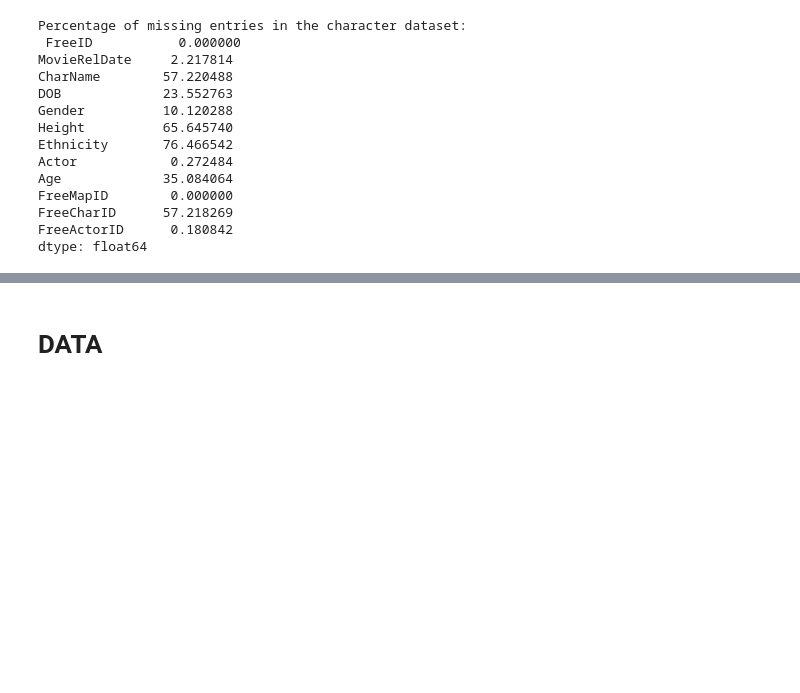
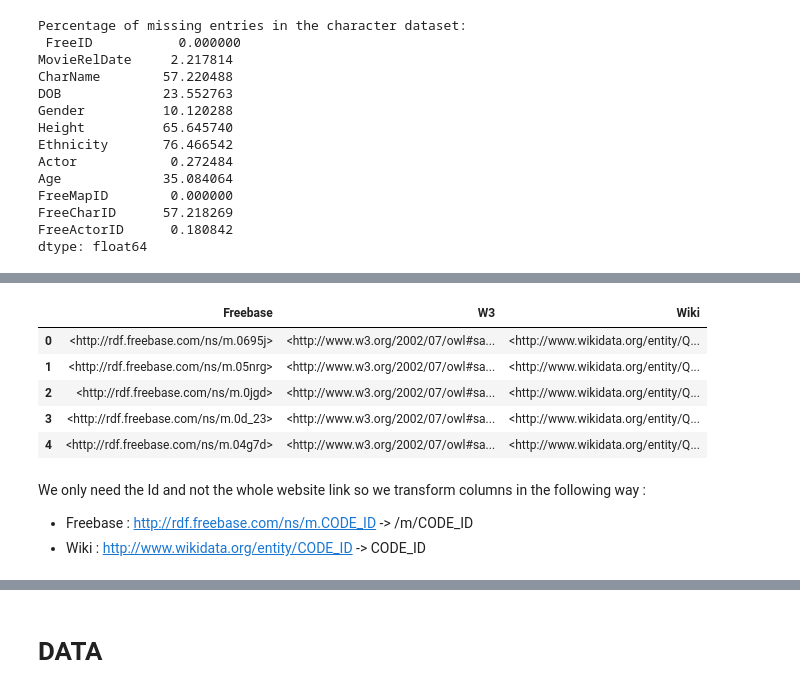
Before and after one commit to salome-baup/ada-2022-project-adaccord, a Jupyter notebook: EDA.ipynb, the cells around one changed output, grey strips where cells are left out. Cells and saved outputs as stored; diff of their text form; code cells hidden in the pictures; blank space fills up the shorter version.

```diff
--- a/EDA.ipynb
+++ b/EDA.ipynb
@@ -214,0 +221,15 @@ dtype: float64
+# %%
+mappings_path = "data/fb2w.nt.gz"
+maps = pd.read_csv(mappings_path, sep='\t', header=None, skiprows=4, names=["Freebase", "W3", "Wiki"])
+display(maps.head())
+# %% [output]
+|  | Freebase | W3 | Wiki |
+| 0 | <http://rdf.freebase.com/ns/m.0695j> | <http://www.w3.org/2002/07/owl#sa... | <http://www.wikidata.org/entity/Q... |
+| 1 | <http://rdf.freebase.com/ns/m.05nrg> | <http://www.w3.org/2002/07/owl#sa... | <http://www.wikidata.org/entity/Q... |
+| 2 | <http://rdf.freebase.com/ns/m.0jgd> | <http://www.w3.org/2002/07/owl#sa... | <http://www.wikidata.org/entity/Q... |
+| 3 | <http://rdf.freebase.com/ns/m.0d_23> | <http://www.w3.org/2002/07/owl#sa... | <http://www.wikidata.org/entity/Q... |
+| 4 | <http://rdf.freebase.com/ns/m.04g7d> | <http://www.w3.org/2002/07/owl#sa... | <http://www.wikidata.org/entity/Q... |
+# %% [markdown]
+We only need the Id and not the whole website link so we transform columns in the following way :
+- Freebase : <http://rdf.freebase.com/ns/m.CODE_ID> -> /m/CODE_ID
+- Wiki : <http://www.wikidata.org/entity/CODE_ID> -> CODE_ID
```
Also changed, not shown: parts of 11 cells of this notebook, 1 other file.
